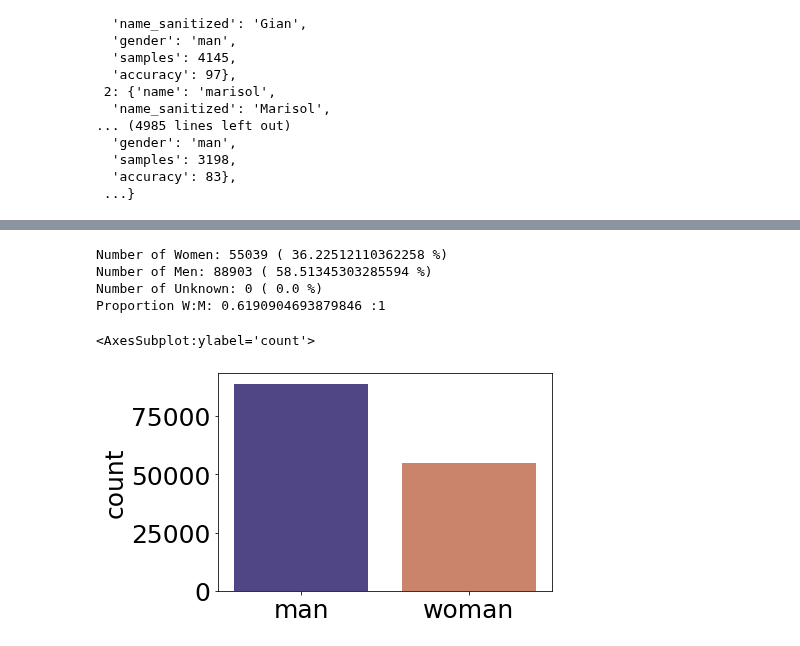
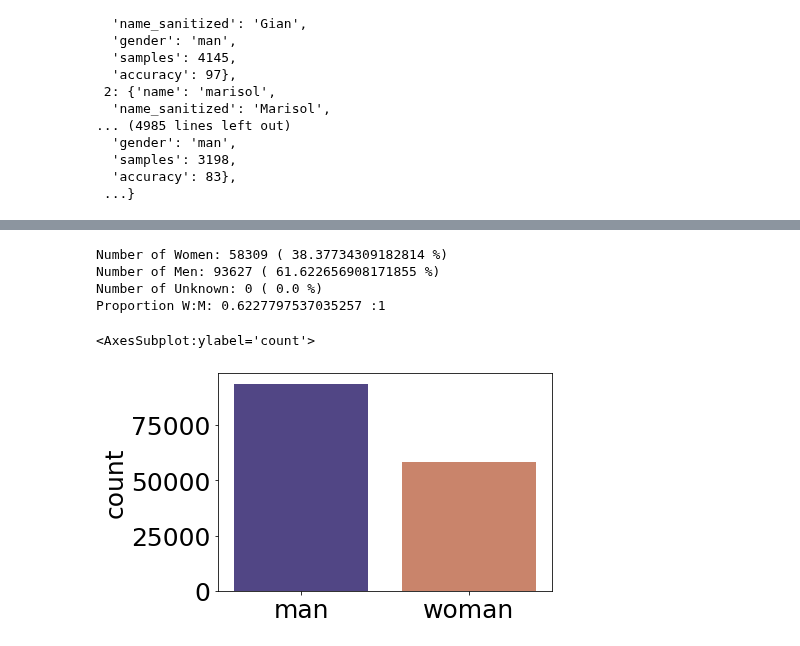
Before and after one commit to jastiso/modeling_citations, a Jupyter notebook: scripts/eda_preproc.ipynb, the cells around one changed output, grey strips where cells are left out. Cells and saved outputs as stored; diff of their text form; code cells hidden in the pictures.

```diff
--- a/scripts/eda_preproc.ipynb
+++ b/scripts/eda_preproc.ipynb
@@ -253,31 +253,31 @@ Proportion W:M: 0.6169423421572321 :1
 # %%
 # randomly assign gender to unknown people
 
 m_thr = 0.58 # the percentage that are male
 
 for auth in node_2_gender.keys():
-    if node_2_gender[auth]['gender'] == 'unknown':
+    if (node_2_gender[auth]['gender'] != 'man') & (node_2_gender[auth]['gender'] != 'woman'):
         n = np.random.uniform()
         if n < m_thr:
             node_2_gender[auth]['gender'] = 'man'
         else:
             node_2_gender[auth]['gender'] = 'woman'
 
 # Visualize number of female, male, and unknown names
 gen = [x['gender'] for x in node_2_gender.values()]
 
 print("Number of Women:", sum([x == 'woman' for x in gen]), '(', sum([x == 'woman' for x in gen])/len(gen)*100, '%)')
 print("Number of Men:", sum([x == 'man' for x in gen]), '(', sum([x == 'man' for x in gen])/len(gen)*100, '%)')
 print("Number of Unknown:", sum([x == 'unknown' for x in gen]), '(', sum([x == 'unknown' for x in gen])/len(gen)*100, '%)')
 print("Proportion W:M:", sum([x == 'woman' for x in gen])/sum([x == 'man' for x in gen]), ":1")
 
 sns.countplot(gen, palette = ['#4a3b90', '#d97d5b'])
 # %% [output]
-Number of Women: 55039 ( 36.22512110362258 %)
-Number of Men: 88903 ( 58.51345303285594 %)
+Number of Women: 58309 ( 38.37734309182814 %)
+Number of Men: 93627 ( 61.622656908171855 %)
 Number of Unknown: 0 ( 0.0 %)
-Proportion W:M: 0.6190904693879846 :1
+Proportion W:M: 0.6227797537035257 :1
 <AxesSubplot:ylabel='count'>
-[figure, old version]
+[figure, new version]
 # %%
 np.save(f"../data/{method}_node_2_gender.npy",node_2_gender,allow_pickle='TRUE')
```
Also changed, not shown: parts of 2 cells of this notebook, 1 other file.
